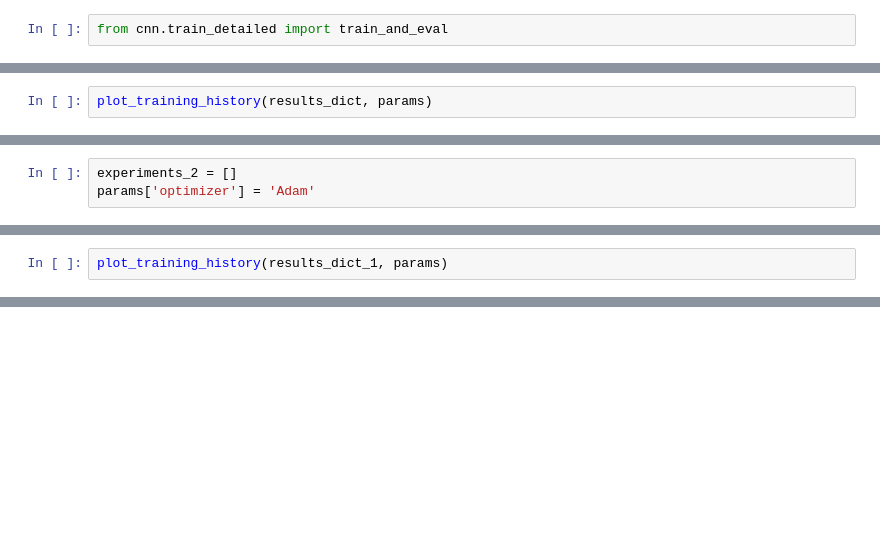
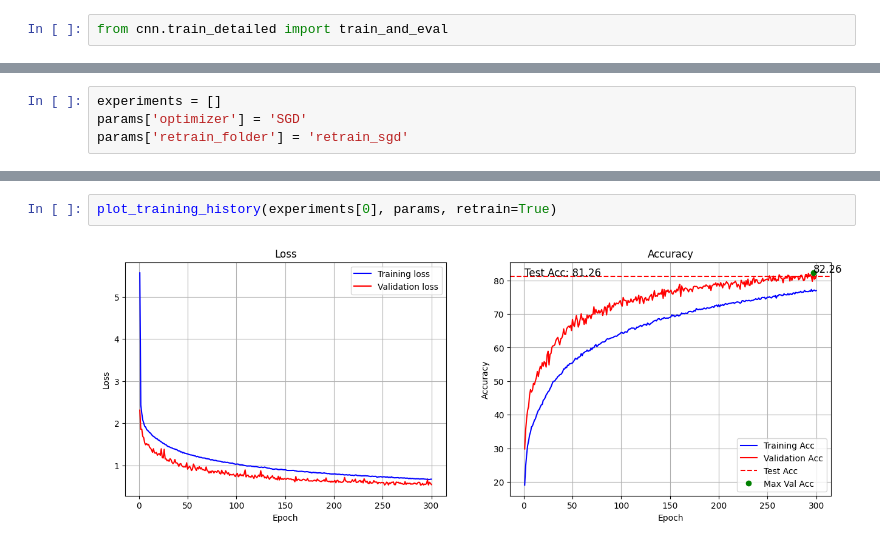
Before and after one commit to DiegoPaezA/qnas_torch, a Jupyter notebook: test_retrain.ipynb, the cells around one changed output, grey strips where cells are left out. Saved outputs shown, nothing was run; the diff lists cells and outputs as text; blank space fills up the shorter version.

```diff
--- a/test_retrain.ipynb
+++ b/test_retrain.ipynb
@@ -55,3 +53,7 @@ experiments = []
+# %%
+experiments = []
+params['optimizer'] = 'SGD'
+params['retrain_folder'] = 'retrain_sgd'
 # %%
 for i in range(10):
     results_dict = train_and_eval(params=params, fn_dict=fn_dict, net_list=net_list)
@@ -59,5 +234,3 @@ for i in range(10):
-# %%
-plot_training_history(results_dict, params)
 # %%
 for data in experiments:
     print(f"Best accuracy: {data['best_accuracy']}, Test accuracy: {data['test_accuracy']}")
@@ -66,3 +247,0 @@ for data in experiments:
-# %%
-experiments_2 = []
-params['optimizer'] = 'Adam'
@@ -73,2 +247,0 @@ for i in range(5):
-# %%
-plot_training_history(results_dict_1, params)
@@ -77,0 +261,4 @@ for data in experiments_2:
+# %%
+plot_training_history(experiments[0], params, retrain=True)
+# %% [output]
+[figure, added]
```
Also changed, not shown: parts of 10 cells of this notebook, 1 other file.
